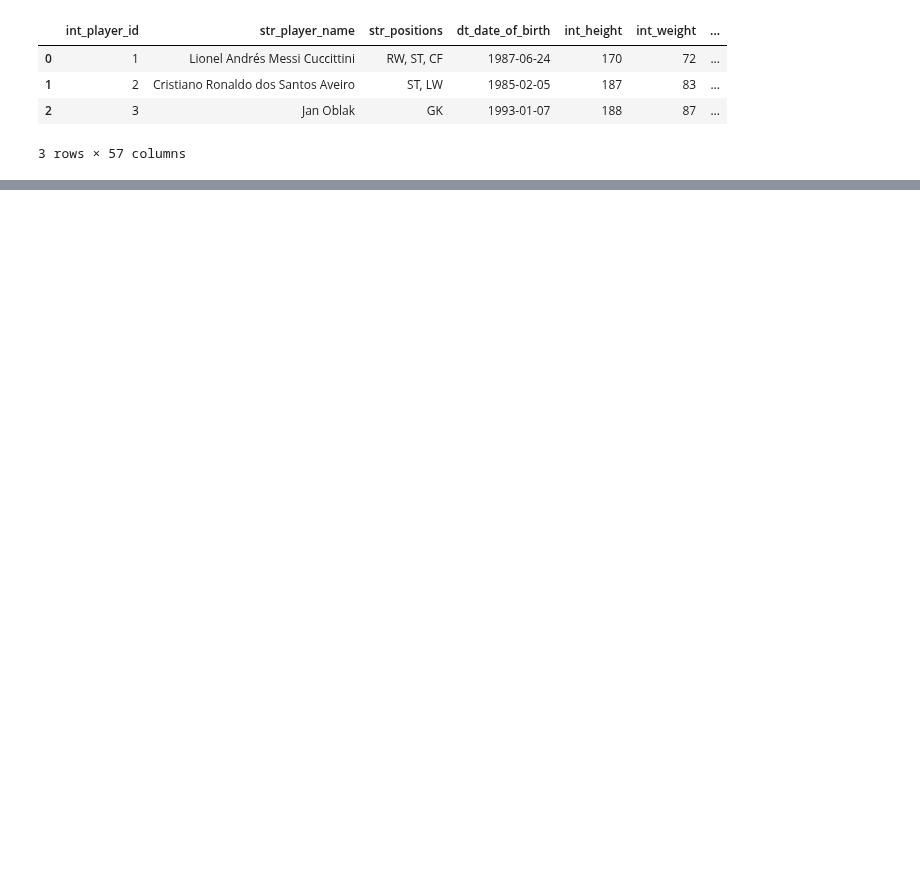
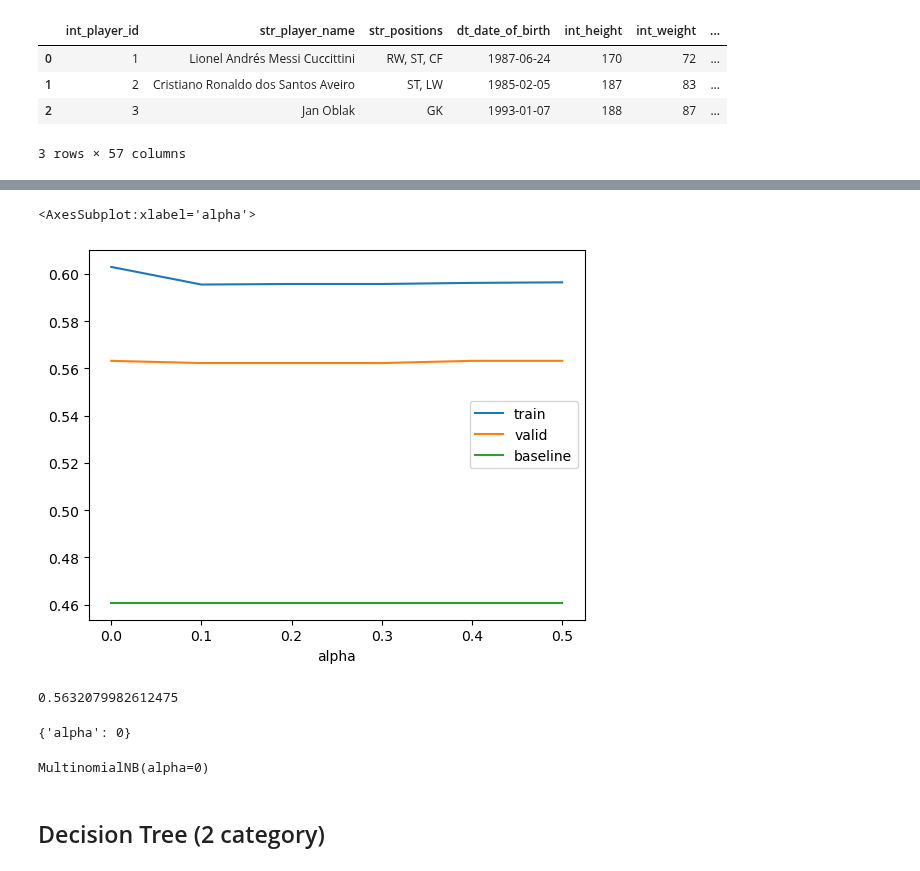
Before and after one commit to rhit-jiangq1/MA384-Project, a Jupyter notebook: features VS wage.ipynb, the cells around one changed output, grey strips where cells are left out. Drawn from its saved outputs; the diff is of its cells as text; code cells hidden in the pictures; blank space fills up the shorter version.

```diff
--- a/features VS wage.ipynb
+++ b/features VS wage.ipynb
@@ -172,0 +151,6 @@ print(dtree_string)
+# %%
+grid = {'alpha':[0,0.1,0.2,0.3,0.4,0.5]}
+nbayes = MultinomialNB()
+nbayesCV = GridSearchCV(nbayes, param_grid = grid, return_train_score=True,n_jobs=-1)
+# %%
+nbayesCV.fit(X_ohe,y)
@@ -172,0 +161,7 @@ print(dtree_string)
+# %%
+results = pd.DataFrame()
+results['alpha'] = grid['alpha']
+results['train'] = nbayesCV.cv_results_['mean_train_score']
+results['valid'] = nbayesCV.cv_results_['mean_test_score']
+results['baseline'] = base_acc
+results
@@ -172,0 +176,13 @@ print(dtree_string)
+# %%
+results.plot.line(x='alpha', y = ['train','valid','baseline'])
+# %% [output]
+<AxesSubplot:xlabel='alpha'>
+[figure, added]
+# %%
+nbayesCV.best_score_
+# %% [output]
+0.5632079982612475
+# %%
+nbayesCV.best_params_
+# %% [output]
+{'alpha': 0}
@@ -172,0 +191,6 @@ print(dtree_string)
+# %%
+nbayes_best.fit(X_ohe,y)
+# %% [output]
+MultinomialNB(alpha=0)
+# %% [markdown]
+## Decision Tree (2 category)
```
Also changed, not shown: parts of 46 cells of this notebook.
